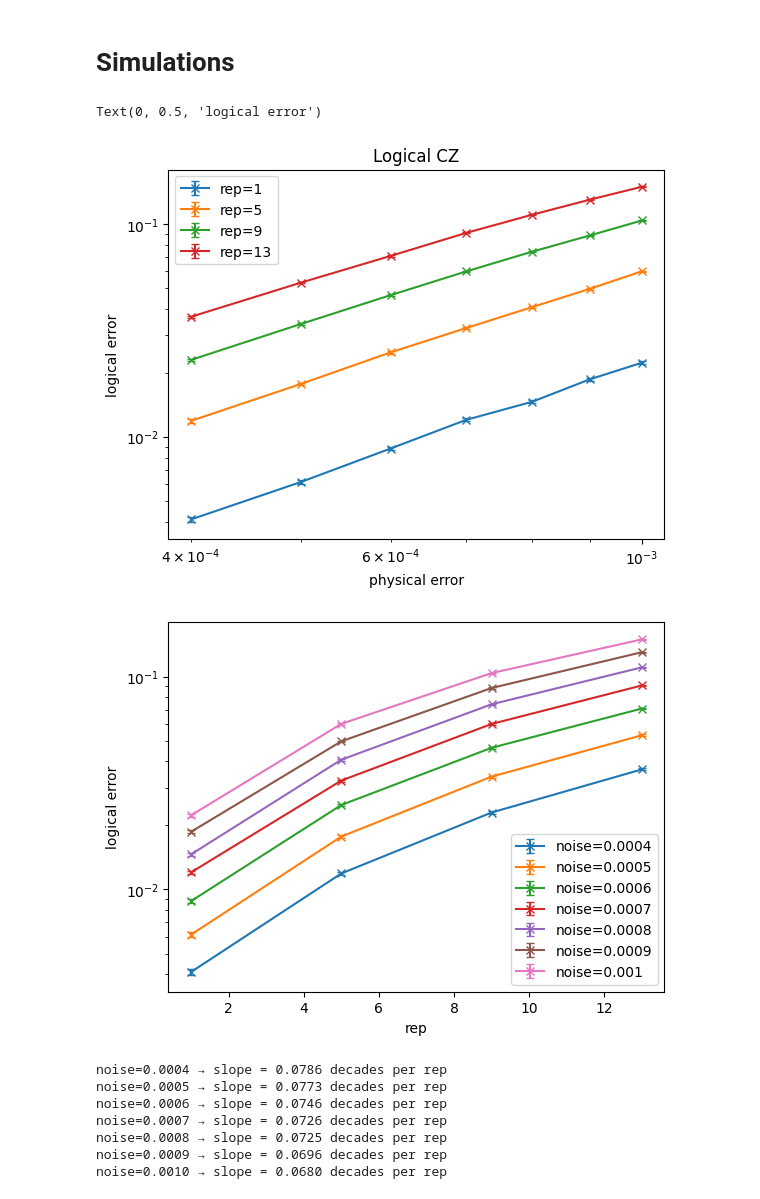
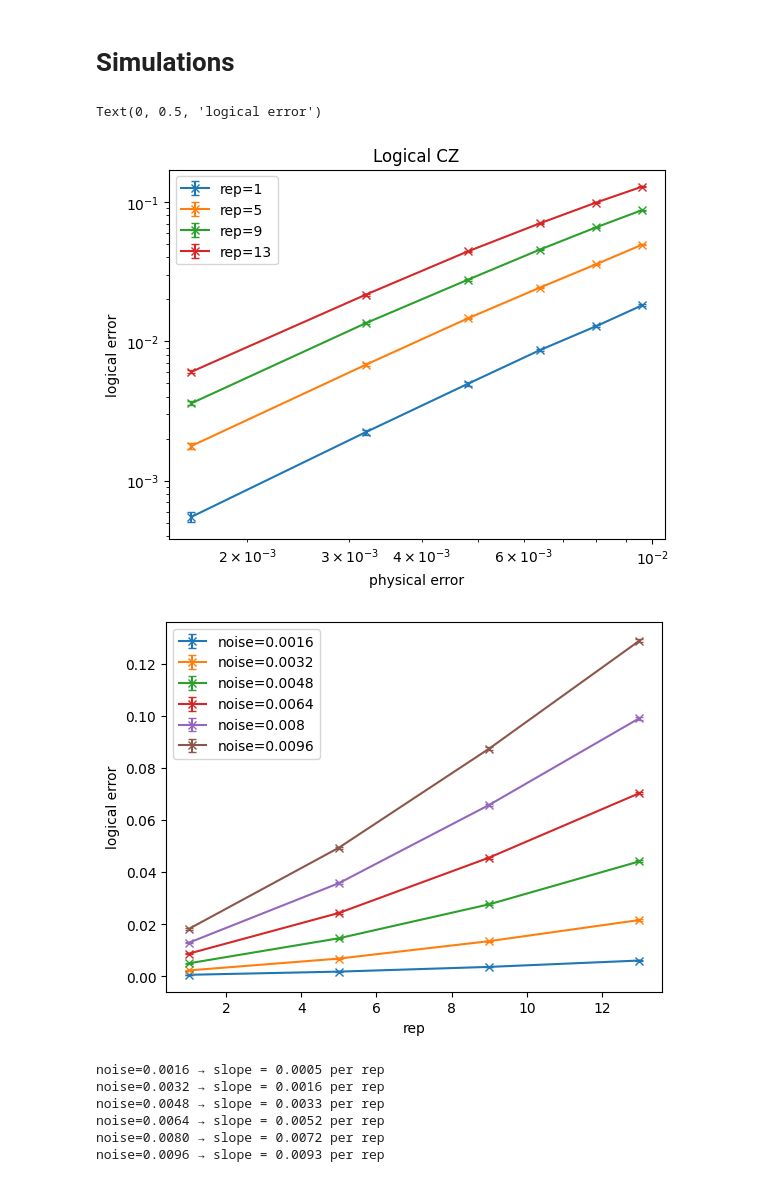
Before and after one commit to Sal7ySalt/Smallest-MSD-Protocol, a Jupyter notebook: Steane/logical_error_rate_cz.ipynb, the cells around one changed output. Cells and saved outputs as stored; diff of their text form; code cells hidden in the pictures.

```diff
--- a/Steane/logical_error_rate_cz.ipynb
+++ b/Steane/logical_error_rate_cz.ipynb
@@ -97,8 +97,19 @@ def decoder(dets, obs):
     return err_rate, unc
 # %% [markdown]
 # Simulations
+# %%
+one_qubit_noise = []
+for i in range(1, 7):
+    one_qubit_noise.append(np.round((0.00002*i), 5)) # Quantinuum 1Q Gate
+
+meas_noise = []
+for i in range(1, 7):
+    meas_noise.append(np.round((0.0015*i), 4)) # Quantinuum SPAM
+
+two_qubit_noise = []
+for i in range(1, 7):
+    two_qubit_noise.append(np.round((0.0016*i), 4)) # Quantinuum 2Q Gate
 # %%
-noise_list = [0.0004, 0.0005, 0.0006, 0.0007, 0.0008, 0.0009, 0.001]
 shots = int(1e6)
 all_error = []
 all_unc = []
@@ -106,16 +117,16 @@ all_unc = []
 for rep in range(1, 14, 4):
     logical_err = []
     unc = []
-    for p1 in noise_list:
+    for noise in range(len(one_qubit_noise)):
         qc = stim.Circuit()
-        cz_circuit(qc, p1_err=p1, p2_err=p1*10, meas_err=p1*10, rep=rep)
+        cz_circuit(qc, p1_err=one_qubit_noise[noise], p2_err=two_qubit_noise[noise], meas_err=meas_noise[noise], rep=rep)
 
         dets, obs = qc.compile_detector_sampler().sample(shots=shots,separate_observables=True)
         err_rate, u = decoder(dets, obs)
         logical_err.append(err_rate)
         unc.append(u)
     plt.errorbar(
-        noise_list,
+        two_qubit_noise,
         logical_err,
         yerr=unc,
         fmt='-x',
@@ -133,48 +144,45 @@ plt.xlabel('physical error')
 plt.ylabel('logical error')
 # %% [output]
 Text(0, 0.5, 'logical error')
-[figure, old version]
+[figure, new version]
 # %%
 # all_error.shape == (num_reps, num_noises)
 # uncertainties.shape == (num_reps, num_noises)
 all_error = np.array(all_error)
 all_unc = np.array(all_unc)
 num_reps, num_noises = all_error.shape
 
 x = range(1, 14, 4)
 
 for k in range(num_noises):
     plt.errorbar(
         x,
         all_error[:, k],
         yerr=all_unc[:, k],
         fmt='-x',
         capsize=3,
-        label=f'noise={noise_list[k]}'
+        label=f'noise={two_qubit_noise[k]}'
     )
 
-plt.yscale('log')
 plt.legend()
 plt.xlabel('rep')
 plt.ylabel('logical error')
 plt.show()
 # %% [output]
-[figure, old version]
+[figure, new version]
 # %%
 x = np.array(list(range(1, 14, 4)))    # [1,5,9,13]
 slopes = []
 
-for k, noise in enumerate(noise_list):
+for k, noise in enumerate(two_qubit_noise):
     y = all_error[:, k]               # error vs rep for this noise
-    # fit a straight line to (x, log10(y))
-    m, b = np.polyfit(x, np.log10(y), 1)
+    m, b = np.polyfit(x, y, 1)
     slopes.append(m)
-    print(f"noise={noise:0.4f} → slope = {m:.4f} decades per rep")
+    print(f"noise={noise:0.4f} → slope = {m:.4f} per rep")
 # %% [output]
-noise=0.0004 → slope = 0.0786 decades per rep
-noise=0.0005 → slope = 0.0773 decades per rep
-noise=0.0006 → slope = 0.0746 decades per rep
-noise=0.0007 → slope = 0.0726 decades per rep
-noise=0.0008 → slope = 0.0725 decades per rep
-noise=0.0009 → slope = 0.0696 decades per rep
-noise=0.0010 → slope = 0.0680 decades per rep
+noise=0.0016 → slope = 0.0005 per rep
+noise=0.0032 → slope = 0.0016 per rep
+noise=0.0048 → slope = 0.0033 per rep
+noise=0.0064 → slope = 0.0052 per rep
+noise=0.0080 → slope = 0.0072 per rep
+noise=0.0096 → slope = 0.0093 per rep
```
Also changed, not shown: parts of 1 cell of this notebook, 8 other files.
